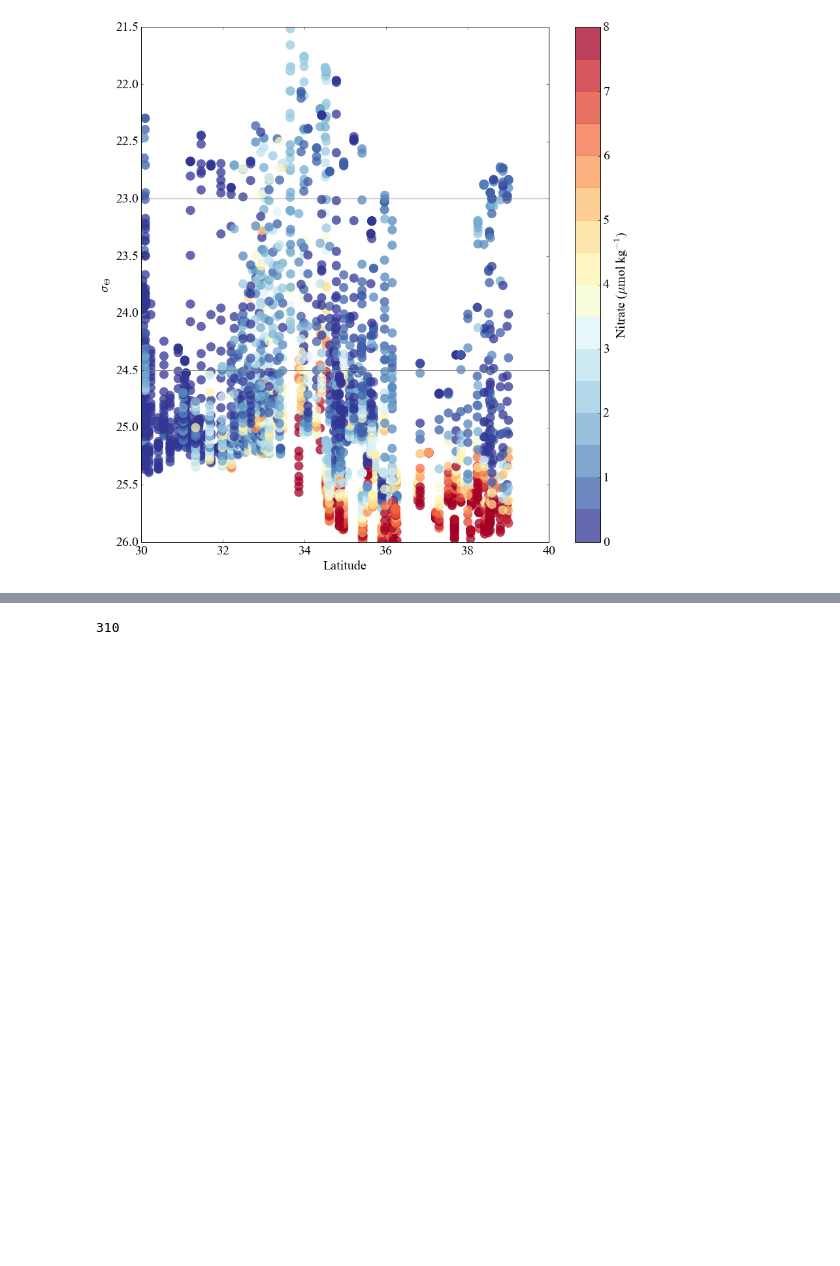
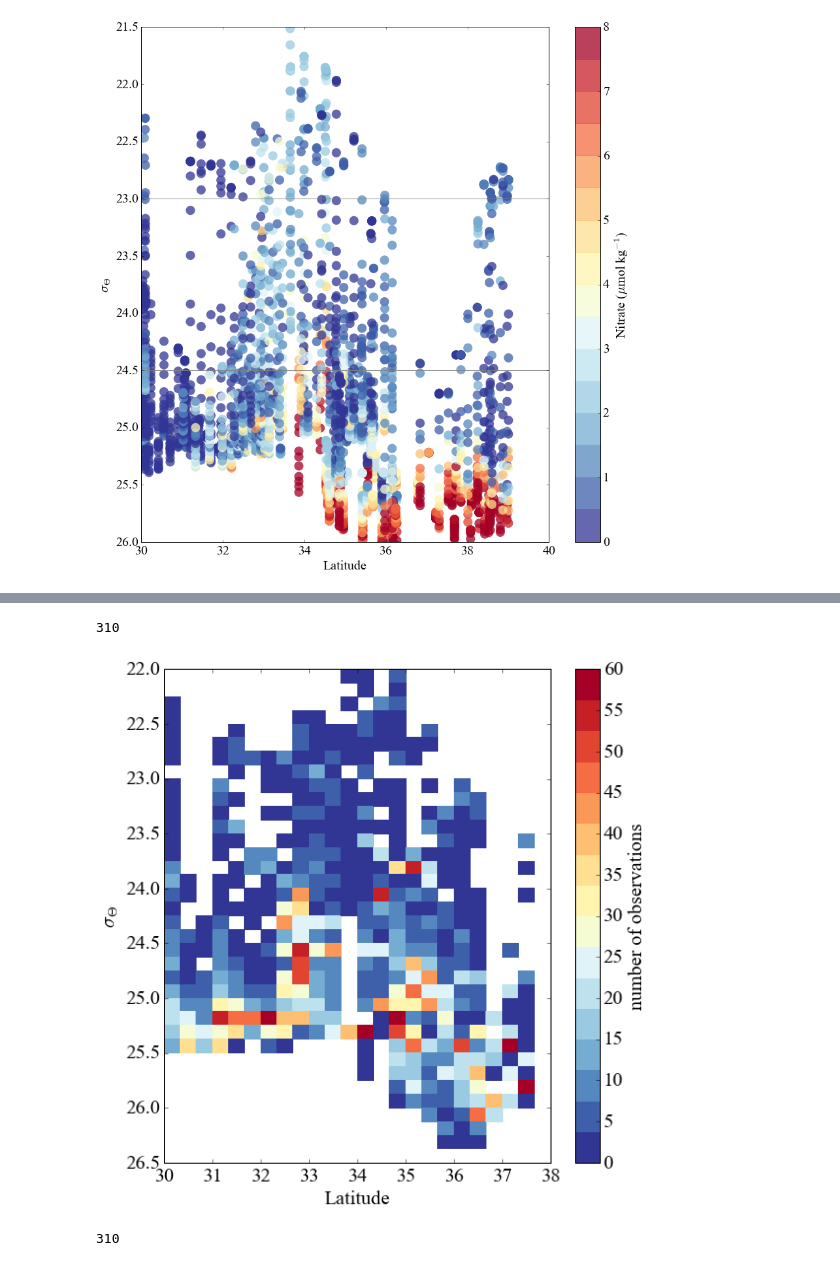
Before and after one commit to sophieclayton/kuroshio_productivity, a Jupyter notebook: kuro_argo_nitrate.ipynb, the cells around one changed output, grey strips where cells are left out. Saved outputs shown, nothing was run; the diff lists cells and outputs as text; code cells hidden in the pictures; blank space fills up the shorter version.

```diff
--- a/kuro_argo_nitrate.ipynb
+++ b/kuro_argo_nitrate.ipynb
@@ -172,3 +176,37 @@ plt.show()
+# %%
+fig1 = plt.figure(1, figsize=(8,8))
+#plt.scatter(subset['LAT'],subset['SIGMA_THETA[KG/M^3]'], c = subset['NITRATE[UMOL/KG]'], s=200, vmin = 0, vmax = 8, lw=0, alpha = 0.75)
+
+palette = plt.get_cmap('RdYlBu_r', 16)
+
+numobs = ma.masked_where(np.isnan(binned), numobs)
+
+plt.pcolor(xgrid, ygrid, numobs, vmin = 0, vmax = 60, lw=0, cmap = palette)
+print len(pd.unique(subset['Days since 1/1/1900']))
+
+#plt.contour()
+cb = plt.colorbar(ticks = range(0, 61, 5))
+cb.set_label('number of observations', fontsize = 20)
+plt.gca().invert_yaxis()
+plt.axis([ 30,38, 26.5, 22.0])
+
+#plt.axhline(23.5, color='grey', lw=2)
+#plt.axhline(25, color='grey', lw=2)
+
+#plt.axvline(32.66, color='grey', lw=2)
+#plt.axvline(34.66, color='grey', lw=2)
+
+plt.ylabel(r'$\sigma_{\Theta}$', fontsize = 20)
+plt.xlabel('Latitude', fontsize = 20)
+plt.tick_params(labelsize=20)
+cb.ax.tick_params(labelsize=20)
+
+plt.show()
+
+#fig1.savefig('../figures/kuro_argo_no3_binned.png', bbox_inches='tight', dpi=300)
+# %% [output]
+310
+[figure, added]
 # %%
 # get may data only
 subset = argo[(argo['DEPTH[M]']>=-100)]# & (argo['MONTH']==5)]
```
Also changed, not shown: parts of 2 cells of this notebook.
